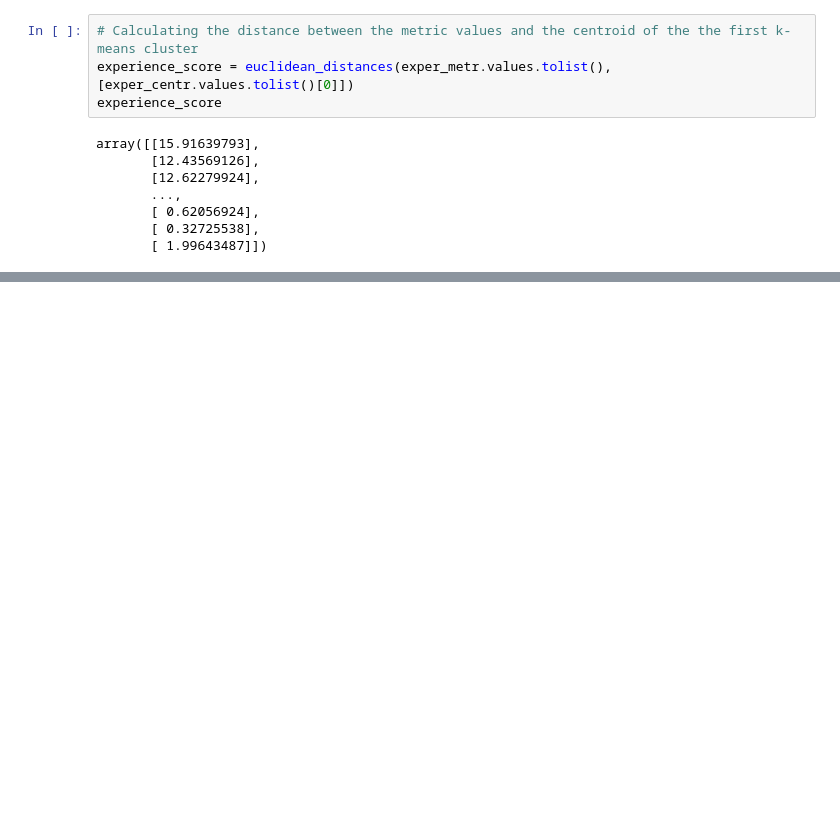
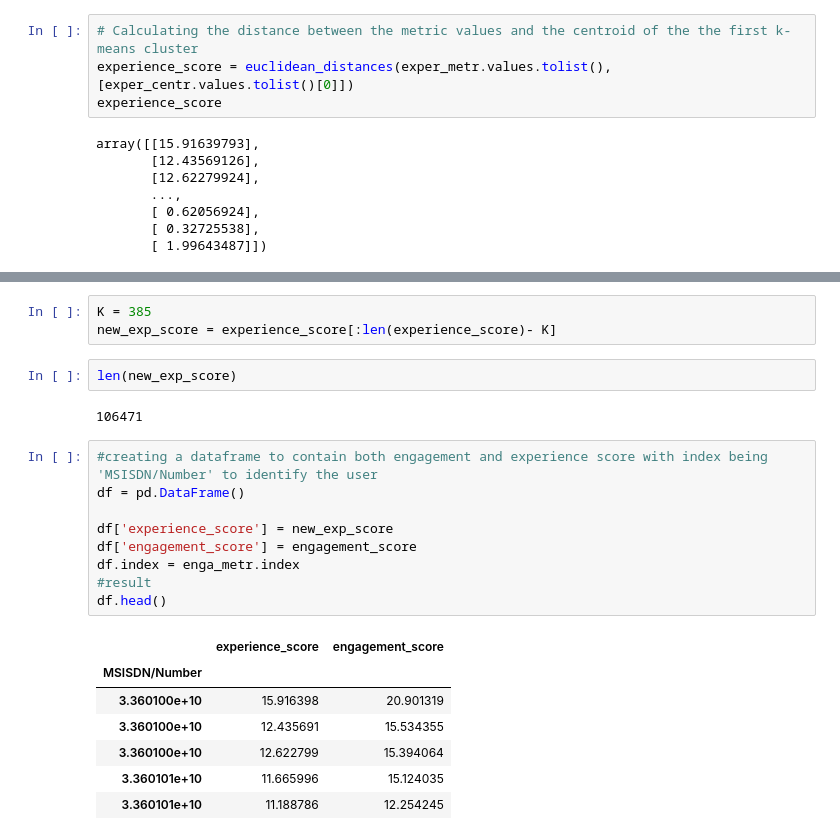
Before and after one commit to nahomHmichael/Telecom-User-Analytics, a Jupyter notebook: notebooks/satisfaction_analytics.ipynb, the cells around one changed output, grey strips where cells are left out. Cells and saved outputs as stored; diff of their text form; blank space fills up the shorter version.

```diff
--- a/notebooks/satisfaction_analytics.ipynb
+++ b/notebooks/satisfaction_analytics.ipynb
@@ -104,0 +125,24 @@ experience_score[:2]
+# %%
+K = 385
+new_exp_score = experience_score[:len(experience_score)- K]
+# %%
+len(new_exp_score)
+# %% [output]
+106471
+# %%
+#creating a dataframe to contain both engagement and experience score with index being 'MSISDN/Number' to identify the user
+df = pd.DataFrame()
+
+df['experience_score'] = new_exp_score
+df['engagement_score'] = engagement_score
+df.index = enga_metr.index
+#result
+df.head()
+# %% [output]
+|  | experience_score | engagement_score |
+| MSISDN/Number |  |  |
+| 3.360100e+10 | 15.916398 | 20.901319 |
+| 3.360100e+10 | 12.435691 | 15.534355 |
+| 3.360100e+10 | 12.622799 | 15.394064 |
+| 3.360101e+10 | 11.665996 | 15.124035 |
+| 3.360101e+10 | 11.188786 | 12.254245 |
```
Also changed, not shown: parts of 13 cells of this notebook, 1 other file.
